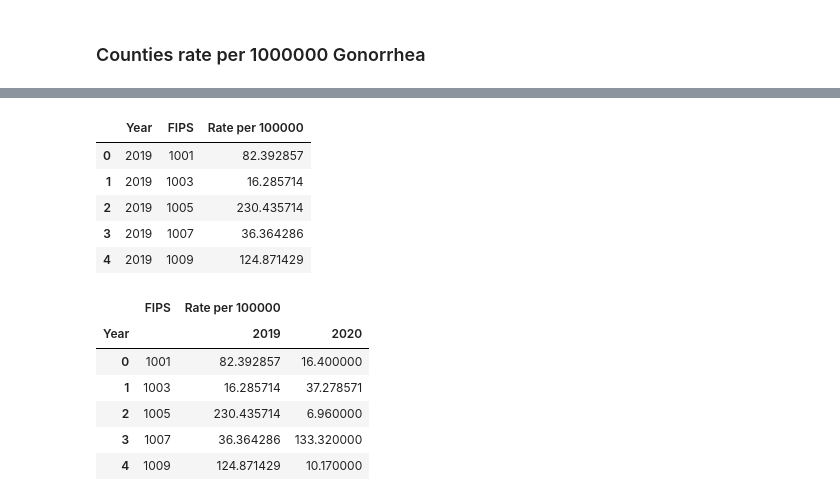
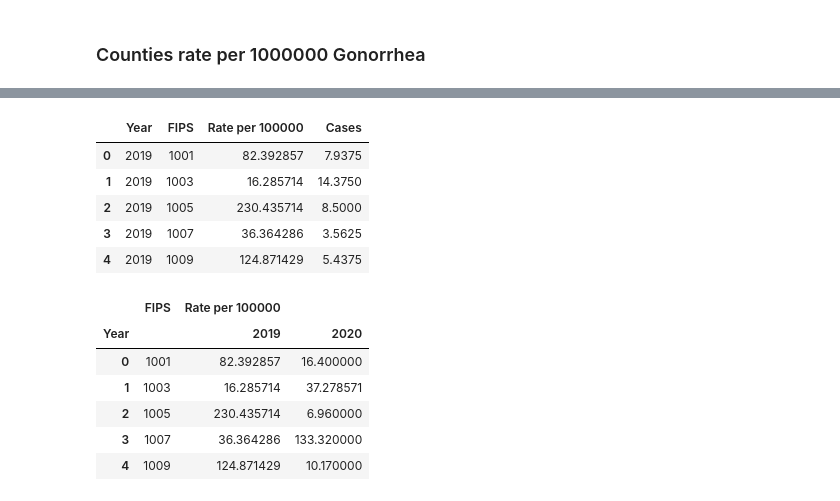
Before and after one commit to JayRPhilbrick/bdsi22dataminingsti, a Jupyter notebook: Notebooks/Exploratory_data_analysis_STI.ipynb, the cells around one changed output, grey strips where cells are left out. Saved outputs shown, nothing was run; the diff lists cells and outputs as text; code cells hidden in the pictures.

```diff
--- a/Notebooks/Exploratory_data_analysis_STI.ipynb
+++ b/Notebooks/Exploratory_data_analysis_STI.ipynb
@@ -413,15 +411,15 @@ df.head()
 searchfor = ['Gonorrhea']
 df_refine = df[df.Indicator.str.contains('|'.join(searchfor))]
 # %%
-df_race = df_refine.groupby(['Year','FIPS'])['Rate per 100000'].mean().reset_index()
+df_race = df_refine.groupby(['Year','FIPS'])['Rate per 100000','Cases'].mean().reset_index()
 df_race.head()
 # %% [output]
-|  | Year | FIPS | Rate per 100000 |
-| 0 | 2019 | 1001 | 82.392857 |
-| 1 | 2019 | 1003 | 16.285714 |
-| 2 | 2019 | 1005 | 230.435714 |
-| 3 | 2019 | 1007 | 36.364286 |
-| 4 | 2019 | 1009 | 124.871429 |
+|  | Year | FIPS | Rate per 100000 | Cases |
+| 0 | 2019 | 1001 | 82.392857 | 7.9375 |
+| 1 | 2019 | 1003 | 16.285714 | 14.3750 |
+| 2 | 2019 | 1005 | 230.435714 | 8.5000 |
+| 3 | 2019 | 1007 | 36.364286 | 3.5625 |
+| 4 | 2019 | 1009 | 124.871429 | 5.4375 |
 # %%
 df = df_race.pivot_table(index=['FIPS'], columns=['Year']).reset_index()
 # df.columns = df.columns.map('_'.join).str.strip('_')
```
Also changed, not shown: parts of 31 cells of this notebook, 2 other files.
